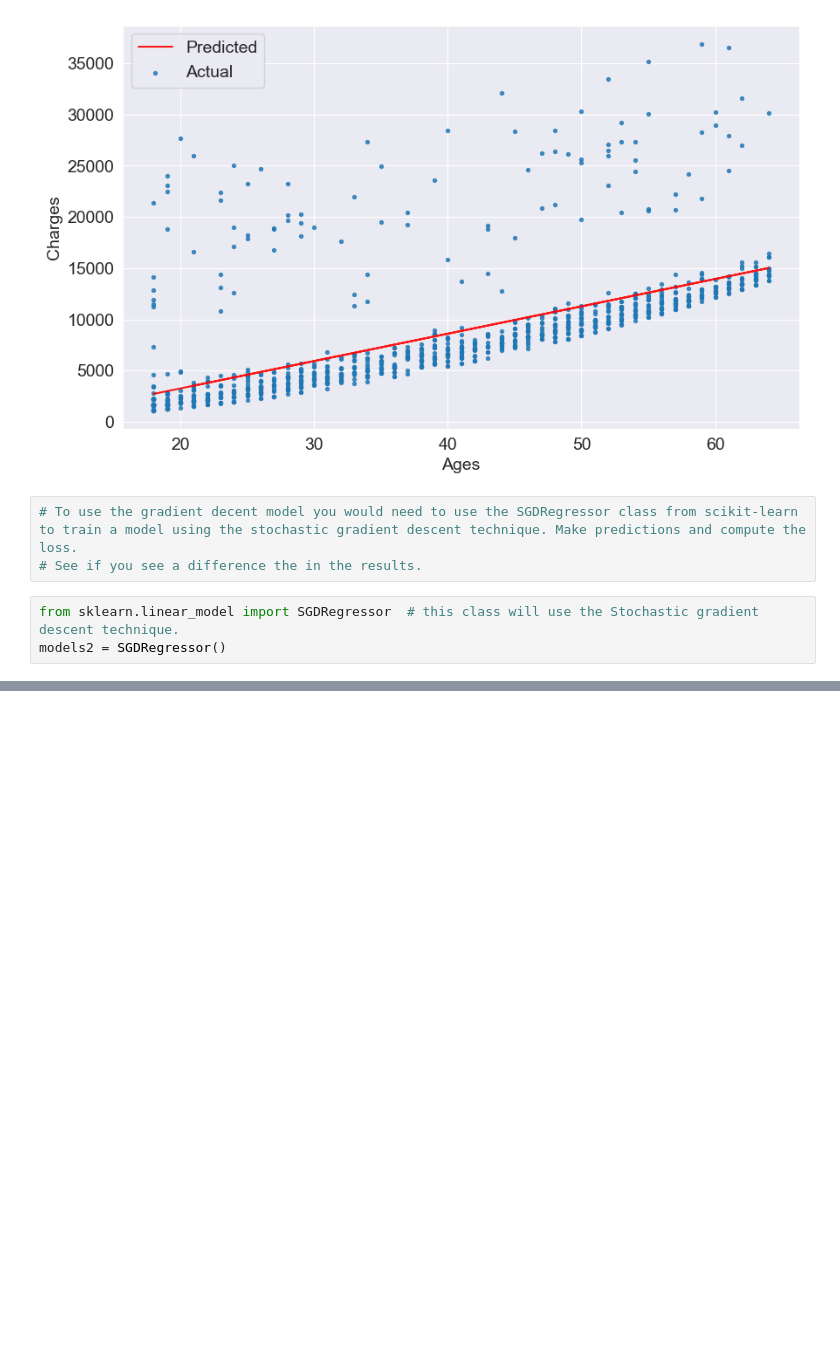
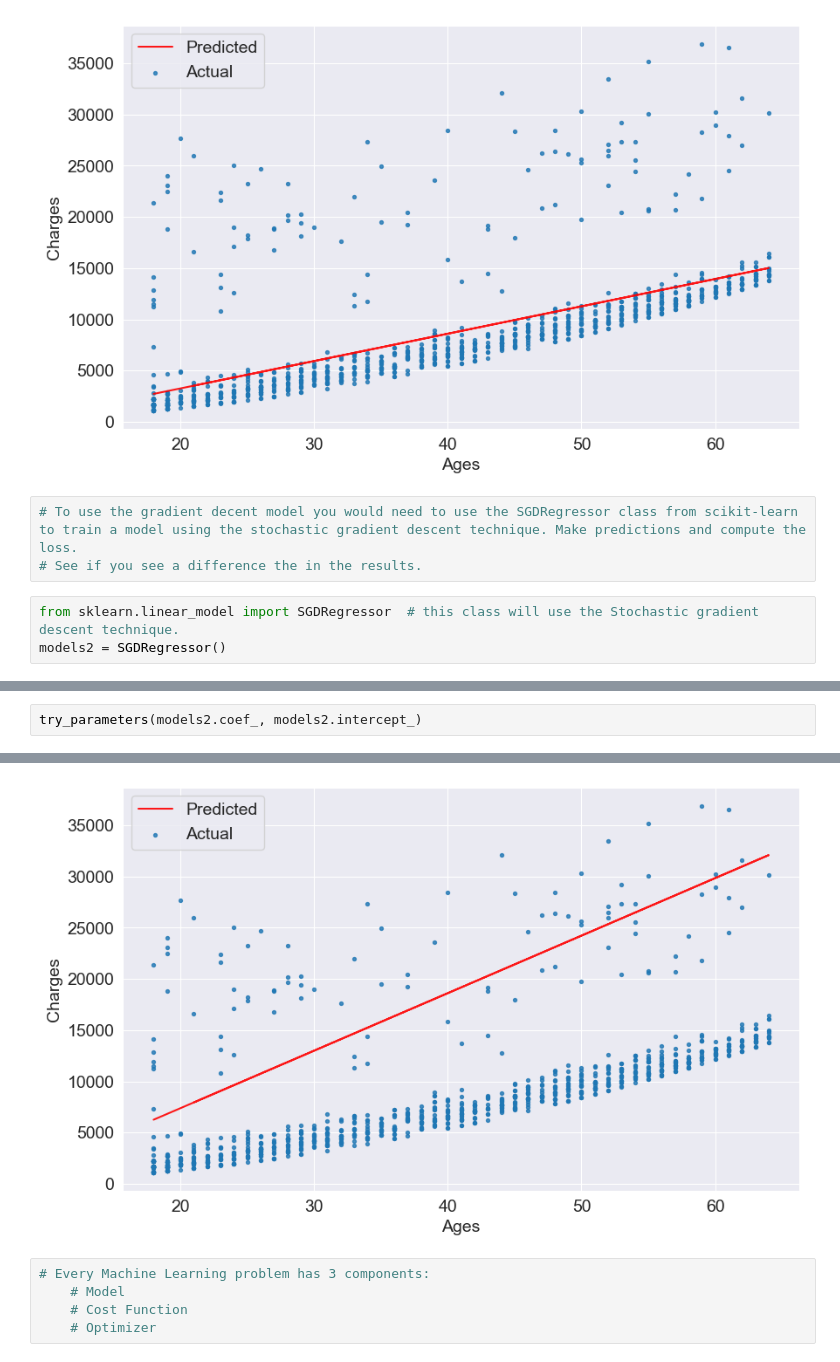
Before and after one commit to LeeBoy-Hmong/MachineLearning, a Jupyter notebook: LinearRegression.ipynb, the cells around one changed output, grey strips where cells are left out. Cells and saved outputs as stored; diff of their text form; blank space fills up the shorter version.

```diff
--- a/LinearRegression.ipynb
+++ b/LinearRegression.ipynb
@@ -460,0 +557,3 @@ target.shape: {target.shape}
+# %%
+try_parameters(models2.coef_, models2.intercept_)
+# %% [output]
@@ -460,0 +561,6 @@ target.shape: {target.shape}
+[figure, added]
+# %%
+# Every Machine Learning problem has 3 components:
+    # Model
+    # Cost Function
+    # Optimizer
```
Also changed, not shown: parts of 16 cells of this notebook.
